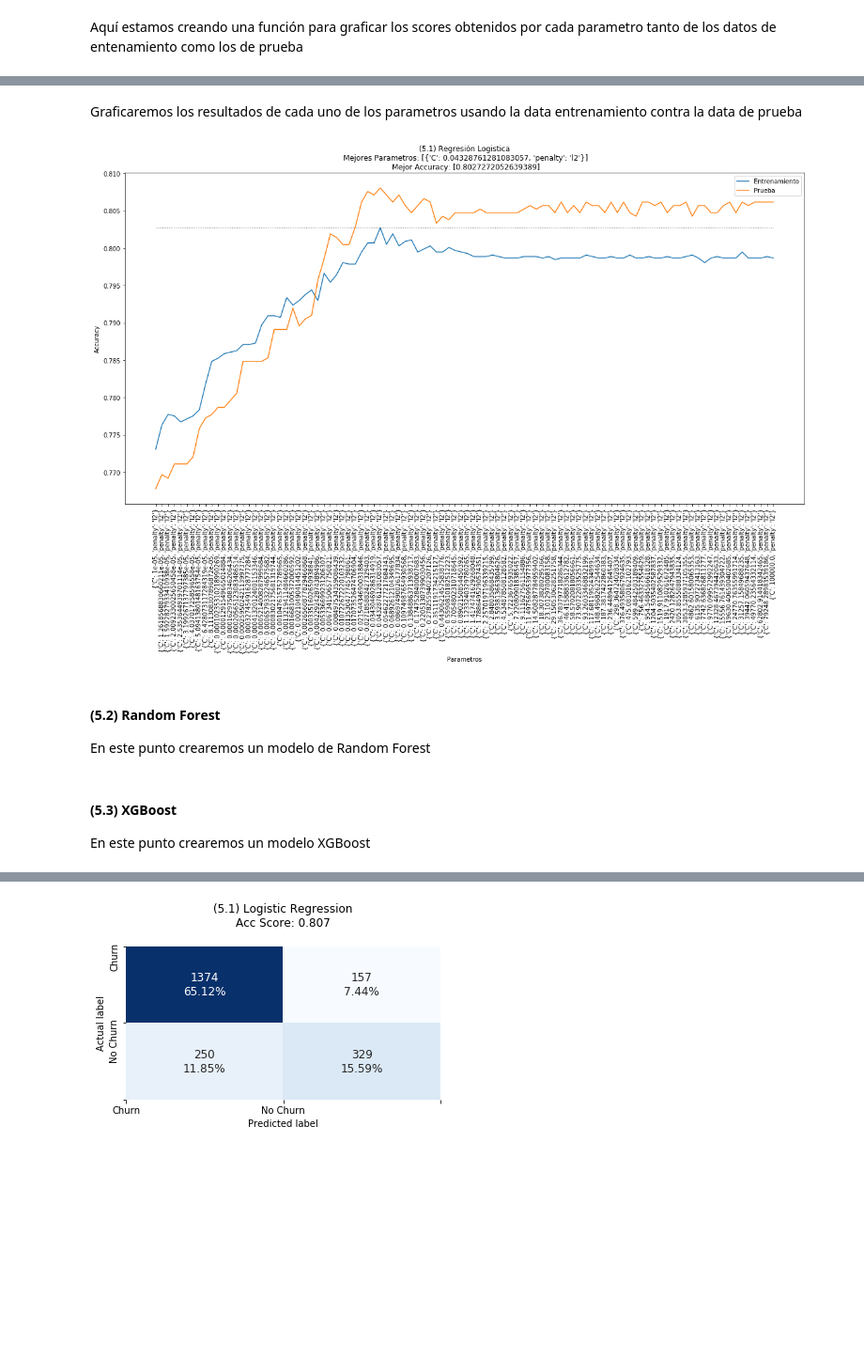
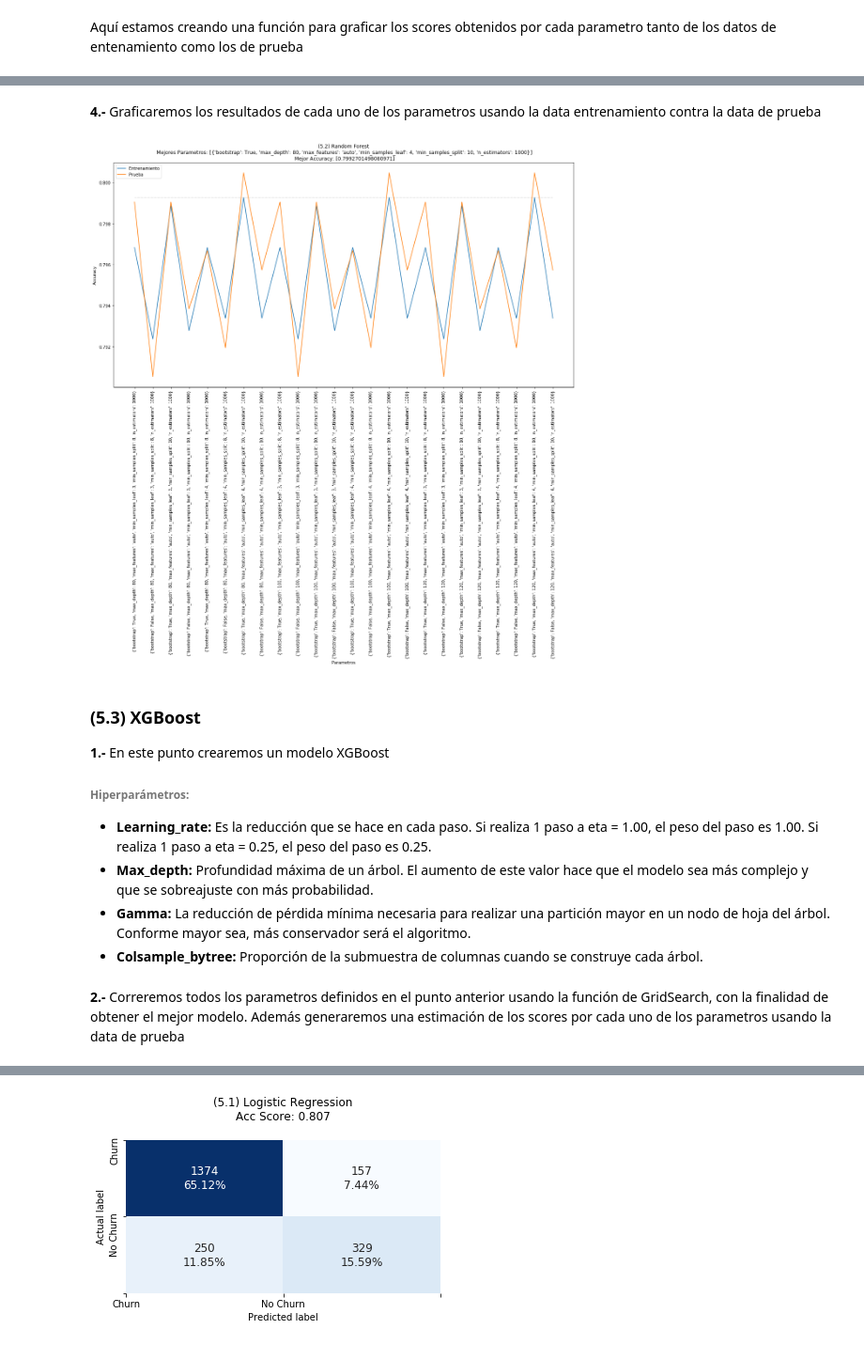
Before and after one commit to jorgeo80/UP_MCD, a Jupyter notebook: MachineLearning/Proyecto/CHURNAnalysis.ipynb, the cells around one changed output, grey strips where cells are left out. Shown at 94% size. Drawn from its saved outputs; the diff is of its cells as text; code cells hidden in the pictures; blank space fills up the shorter version.

```diff
--- a/MachineLearning/Proyecto/CHURNAnalysis.ipynb
+++ b/MachineLearning/Proyecto/CHURNAnalysis.ipynb
@@ -208,8 +228,8 @@ X_train, X_test, y_train, y_test = train_test_split(X, y, test_size = 0.3, rando
 Aquí estamos creando una función para graficar los scores obtenidos por cada parametro tanto de los datos de entenamiento como los de prueba
 # %%
 def plot_train_test(dfResults, modelName='Modelo'):
-    best_params = dfResults[dfResults['train_sc']== np.max(dfResults['train_sc'])]['params'].tolist()
-    best_sc = dfResults[dfResults['train_sc']== np.max(dfResults['train_sc'])]['train_sc'].tolist()
+    best_params = dfResults[dfResults['rank']== 1]['params'].tolist()
+    best_sc = dfResults[dfResults['rank']== 1]['train_sc'].tolist()
     train_sc = dfResults['train_sc'].tolist()
     test_sc = dfResults['test_sc'].tolist()
     rango = range(0,len(dfResults['params'].tolist()))
@@ -279,24 +388,31 @@ Una vez obtenidos los resultados del GridSearch y la data de prueba generaremos
 # %%
 # Generamos el data frame de los resultados
-cv_results = pd.DataFrame(lr_cv.cv_results_)
+cv_results = pd.DataFrame(rf_cl_cv.cv_results_)
 
 # Generamos una variable llamada train_sc que contendra los scores de entrenamiento
 cv_results['train_sc'] = cv_results['mean_test_score']
 
-# Generamos una variable llamada model que tendra el nombre del modelo y ranking
-cv_results['x1'] = ['(5.1.'] * cv_results.shape[0]
-cv_results['x2'] = [') Regresión Logistica'] * cv_results.shape[0]
-cv_results['model'] = cv_results['x1'] + cv_results['rank_test_score'].astype(str) + cv_results['x2']
-
 # Generamos una variable llamada test_sc que contendra los scores de prueba
 cv_results['test_sc'] = test_sc
 
+# Ordenamos los scores de mayor a menor para poder tener un criterio de selección
+# en caso de empate en la variable rank_score_test
+cv_results = cv_results.sort_values(by=['train_sc', 'test_sc'],
+                                    ascending=[False, False]).reset_index(drop=True)
+cv_results['rank'] = cv_results.index +  1
+
+# Generamos una variable llamada model que tendra el nombre del modelo y ranking
+cv_results['x1'] = ['('+ modelNumber +'.'] * cv_results.shape[0]
+cv_results['x2'] = [') '+ modelType] * cv_results.shape[0]
+cv_results['model'] = cv_results['x1'] + cv_results['rank'].astype(str) + cv_results['x2']
+
 # Seleccionamos las variables y el orden en que se guardara nuestro data frame
-cv_results = cv_results[['model', 'rank_test_score', 'param_C', 'param_penalty',
+cv_results = cv_results[['model', 'rank', 'param_bootstrap', 'param_max_depth',
+                         'param_max_features', 'param_min_samples_leaf',
+                         'param_min_samples_split', 'param_n_estimators',
                          'params', 'train_sc', 'test_sc']]
 
-# Seleccionamos y creamos un nuevo data frame solo con el top de los modelos obtenidos en el punto anterior
-lr_top3 = cv_results[cv_results['rank_test_score']<=3].sort_values(by=['rank_test_score'])
-lr_top3 = lr_top3.reset_index(drop=True)
-lr_top3
+# Seleccionamos el top de los modelos usando la variable rank
+rf_cl_top3 = cv_results[cv_results['rank'] < 4]
+rf_cl_top3[['model', 'rank', 'params', 'train_sc', 'test_sc']]
 # %% [output]
@@ -307,13 +423,12 @@ lr_top3
 # %% [markdown]
-Graficaremos los resultados de cada uno de los parametros usando la data entrenamiento contra la data de prueba
+**4.-** Graficaremos los resultados de cada uno de los parametros usando la data entrenamiento contra la data de prueba
 # %%
-# Usaremos solo la data obtenida para los parametros de penalties 'l2'
-dataFrame = cv_results[cv_results['param_penalty']=='l2']
+# Usaremos solo la data obtenida en cv_results
+dataFrame = cv_results
+dataFrame = dataFrame.sort_values(by=['param_max_depth', 'param_min_samples_leaf',
+                                      'param_min_samples_split', 'param_n_estimators'])
 
 # Corremos la función que grafica la data de entrenamiento vs prueba
-plot_train_test(dataFrame, modelName='(5.1) Regresión Logistica')
+plot_train_test(dataFrame, modelName)
 # %% [output]
-[figure, old version]
+[figure, new version]
-# %% [markdown]
-#### (5.2) Random Forest
-En este punto crearemos un modelo de Random Forest
@@ -326,5 +435,10 @@ rf_y_pred = rf_cl.predict(X_test)
-# %% [markdown]
-#### (5.3) XGBoost
-En este punto crearemos un modelo XGBoost
+# %% [markdown]
+### (5.3) XGBoost
+**1.-** En este punto crearemos un modelo XGBoost
+###### Hiperparámetros:
+* **Learning_rate:** Es la reducción que se hace en cada paso. Si realiza 1 paso a eta = 1.00, el peso del paso es 1.00. Si realiza 1 paso a eta = 0.25, el peso del paso es 0.25.
+* **Max_depth:** Profundidad máxima de un árbol. El aumento de este valor hace que el modelo sea más complejo y que se sobreajuste con más probabilidad.
+* **Gamma:** La reducción de pérdida mínima necesaria para realizar una partición mayor en un nodo de hoja del árbol. Conforme mayor sea, más conservador será el algoritmo.
+* **Colsample_bytree:** Proporción de la submuestra de columnas cuando se construye cada árbol.
 # %%
 #!pip install xgboost
@@ -336,0 +466,2 @@ xgb_y_pred = xgb_cl.predict(X_test)
+# %% [markdown]
+**2.-** Correremos todos los parametros definidos en el punto anterior usando la función de GridSearch, con la finalidad de obtener el mejor modelo. Además generaremos una estimación de los scores por cada uno de los parametros usando la data de prueba
```
Also changed, not shown: parts of 46 cells of this notebook.
